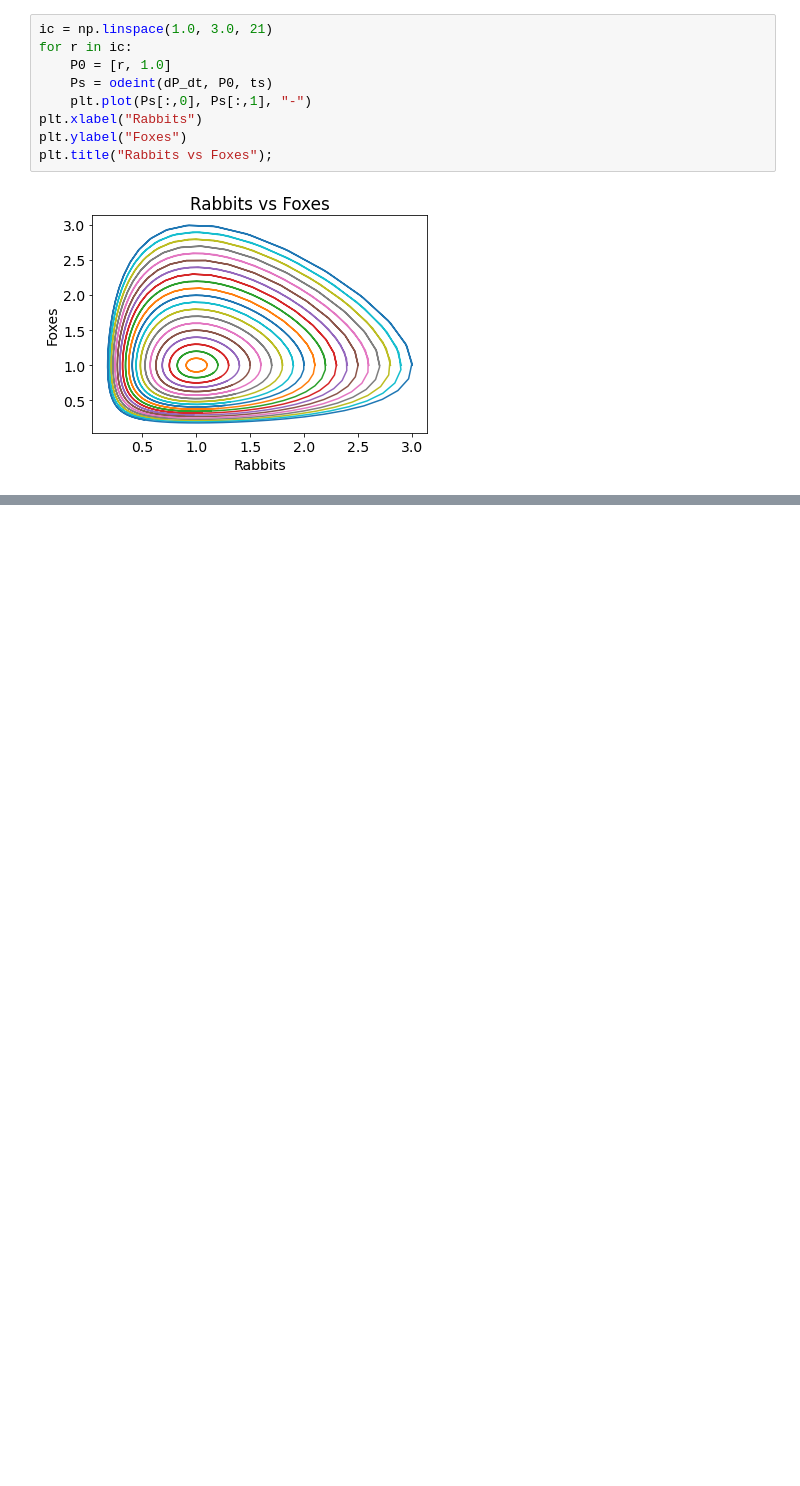
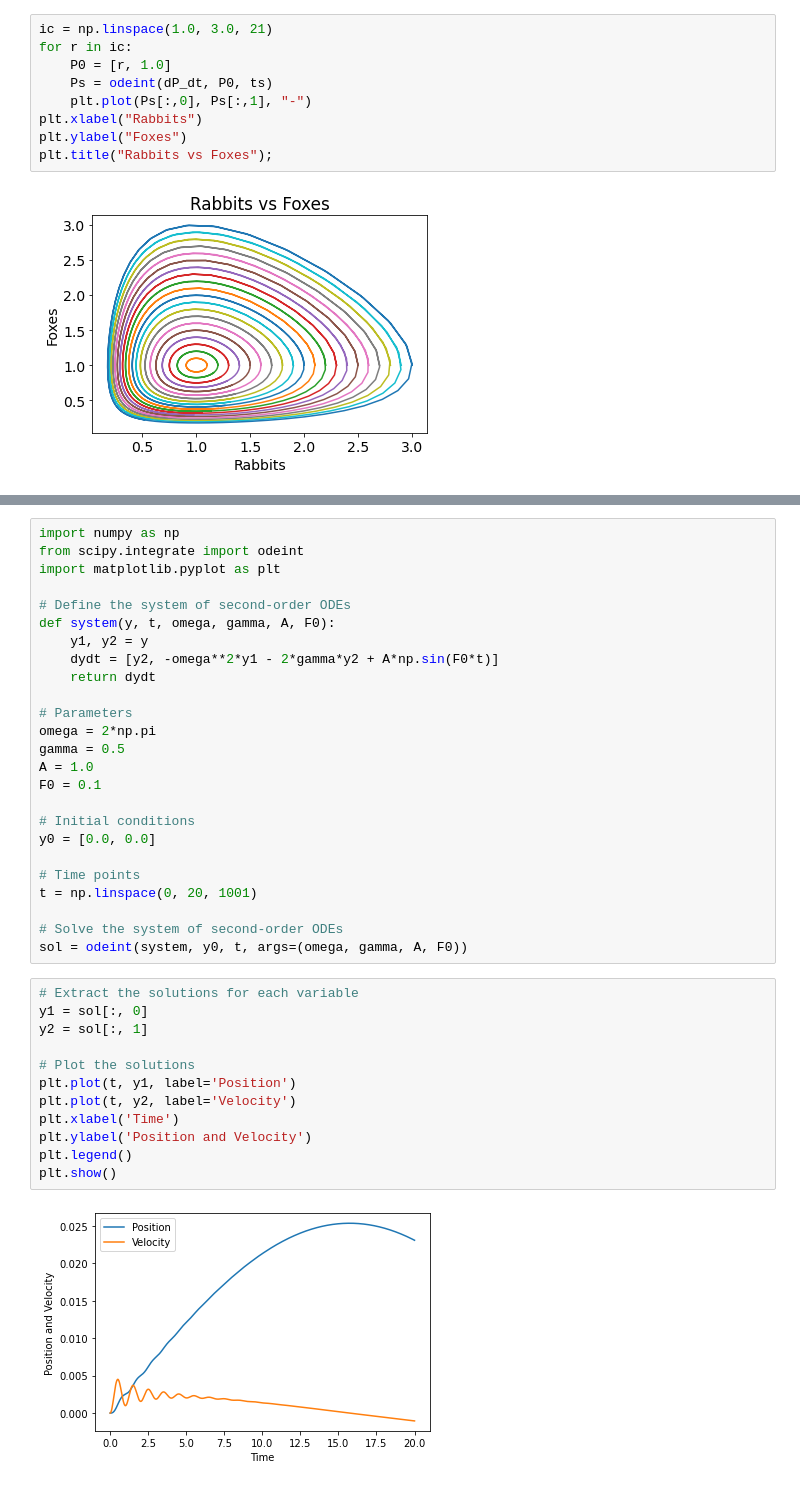
Before and after one commit to shimaabadi/BENGR310, a Jupyter notebook: ODE.ipynb, the cells around one changed output, grey strips where cells are left out. Drawn from its saved outputs; the diff is of its cells as text; blank space fills up the shorter version.

```diff
--- a/ODE.ipynb
+++ b/ODE.ipynb
@@ -244,0 +262,39 @@ plt.title("Rabbits vs Foxes");
+# %%
+import numpy as np
+from scipy.integrate import odeint
+import matplotlib.pyplot as plt
+
+# Define the system of second-order ODEs
+def system(y, t, omega, gamma, A, F0):
+    y1, y2 = y
+    dydt = [y2, -omega**2*y1 - 2*gamma*y2 + A*np.sin(F0*t)]
+    return dydt
+
+# Parameters
+omega = 2*np.pi
+gamma = 0.5
+A = 1.0
+F0 = 0.1
+
+# Initial conditions
+y0 = [0.0, 0.0]
+
+# Time points
+t = np.linspace(0, 20, 1001)
+
+# Solve the system of second-order ODEs
+sol = odeint(system, y0, t, args=(omega, gamma, A, F0))
+# %%
+# Extract the solutions for each variable
+y1 = sol[:, 0]
+y2 = sol[:, 1]
+
+# Plot the solutions
+plt.plot(t, y1, label='Position')
+plt.plot(t, y2, label='Velocity')
+plt.xlabel('Time')
+plt.ylabel('Position and Velocity')
+plt.legend()
+plt.show()
+# %% [output]
+[figure, added]
```
Also changed, not shown: parts of 5 cells of this notebook.
